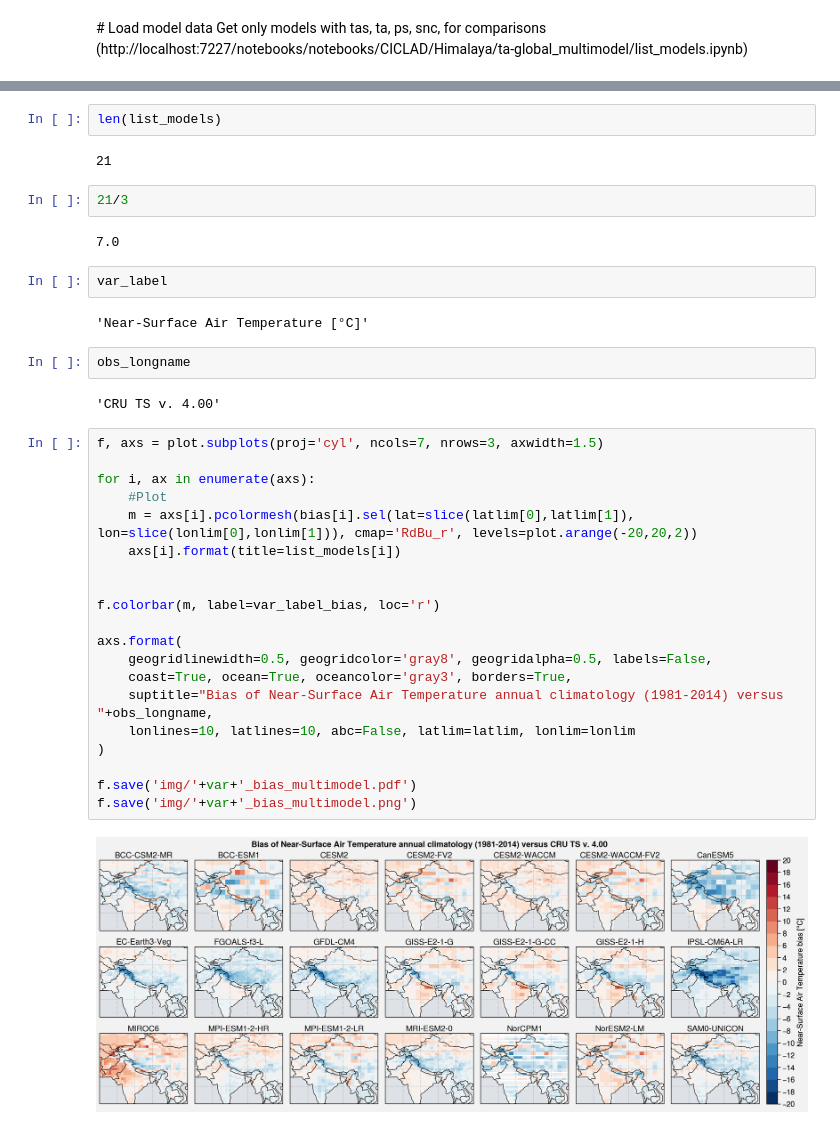
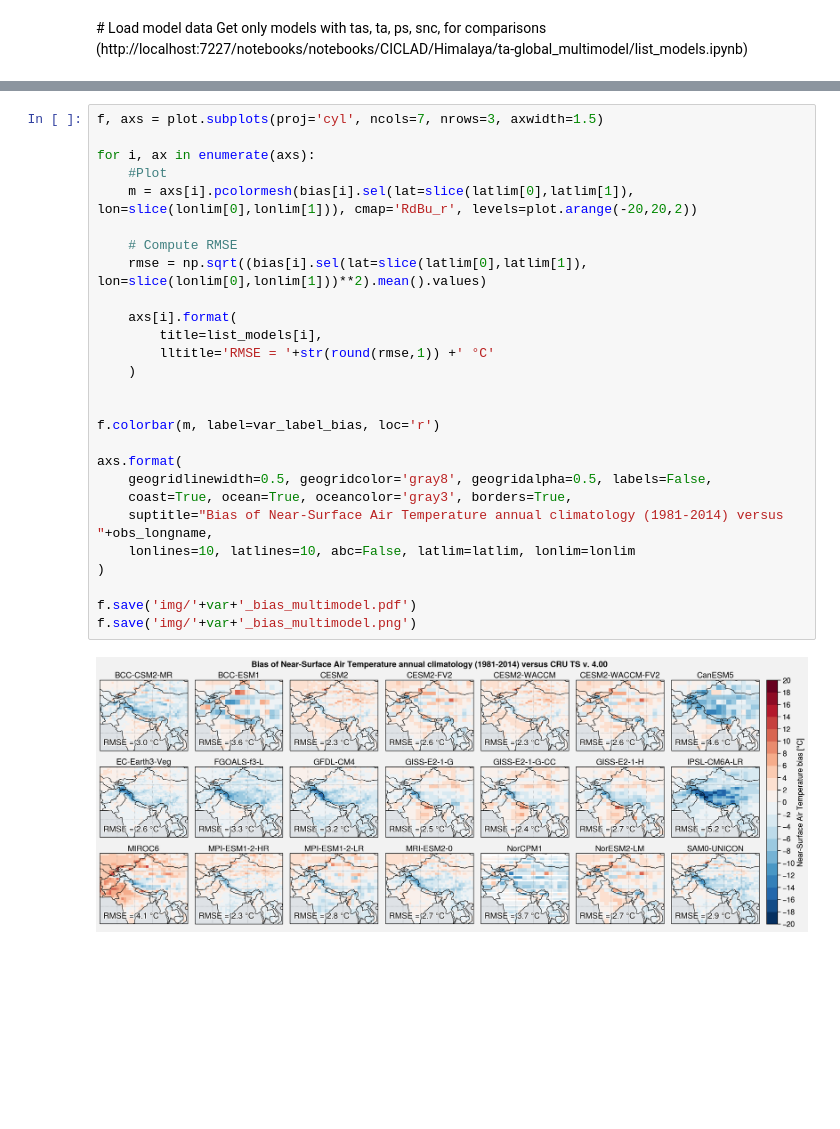
Before and after one commit to mickaellalande/PhD, a Jupyter notebook: CICLAD/Himalaya/ta-global_multimodel/tas_bias_multimodel.ipynb, the cells around one changed output, grey strips where cells are left out. Cells and saved outputs as stored; diff of their text form; blank space fills up the shorter version.

```diff
--- a/CICLAD/Himalaya/ta-global_multimodel/tas_bias_multimodel.ipynb
+++ b/CICLAD/Himalaya/ta-global_multimodel/tas_bias_multimodel.ipynb
@@ -118,38 +118,29 @@ Reuse existing file: bilinear_360x720_192x288_peri.nc
-# %%
-len(list_models)
-# %% [output]
-21
-# %%
-21/3
-# %% [output]
-7.0
-# %%
-var_label
-# %% [output]
-'Near-Surface Air Temperature [°C]'
-# %%
-obs_longname
-# %% [output]
-'CRU TS v. 4.00'
 # %%
 f, axs = plot.subplots(proj='cyl', ncols=7, nrows=3, axwidth=1.5)
 
 for i, ax in enumerate(axs):
     #Plot
     m = axs[i].pcolormesh(bias[i].sel(lat=slice(latlim[0],latlim[1]), lon=slice(lonlim[0],lonlim[1])), cmap='RdBu_r', levels=plot.arange(-20,20,2))
-    axs[i].format(title=list_models[i])
+
+    # Compute RMSE
+    rmse = np.sqrt((bias[i].sel(lat=slice(latlim[0],latlim[1]), lon=slice(lonlim[0],lonlim[1]))**2).mean().values)
+
+    axs[i].format(
+        title=list_models[i],
+        lltitle='RMSE = '+str(round(rmse,1)) +' °C'
+    )
 
 
 f.colorbar(m, label=var_label_bias, loc='r')
 
 axs.format(
     geogridlinewidth=0.5, geogridcolor='gray8', geogridalpha=0.5, labels=False,
     coast=True, ocean=True, oceancolor='gray3', borders=True,
     suptitle="Bias of Near-Surface Air Temperature annual climatology (1981-2014) versus "+obs_longname,
     lonlines=10, latlines=10, abc=False, latlim=latlim, lonlim=lonlim
 )
 
 f.save('img/'+var+'_bias_multimodel.pdf')
 f.save('img/'+var+'_bias_multimodel.png')
 # %% [output]
-[figure, old version]
+[figure, new version]
```
Also changed, not shown: parts of 2 cells of this notebook, 19 other files.
